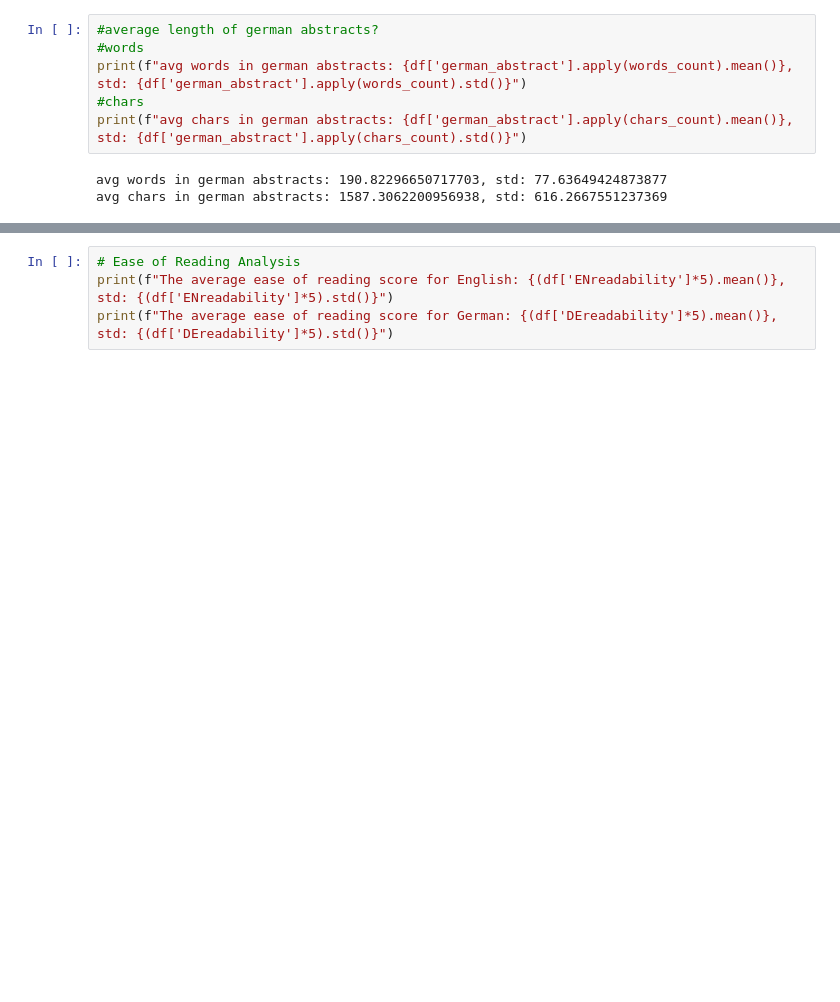
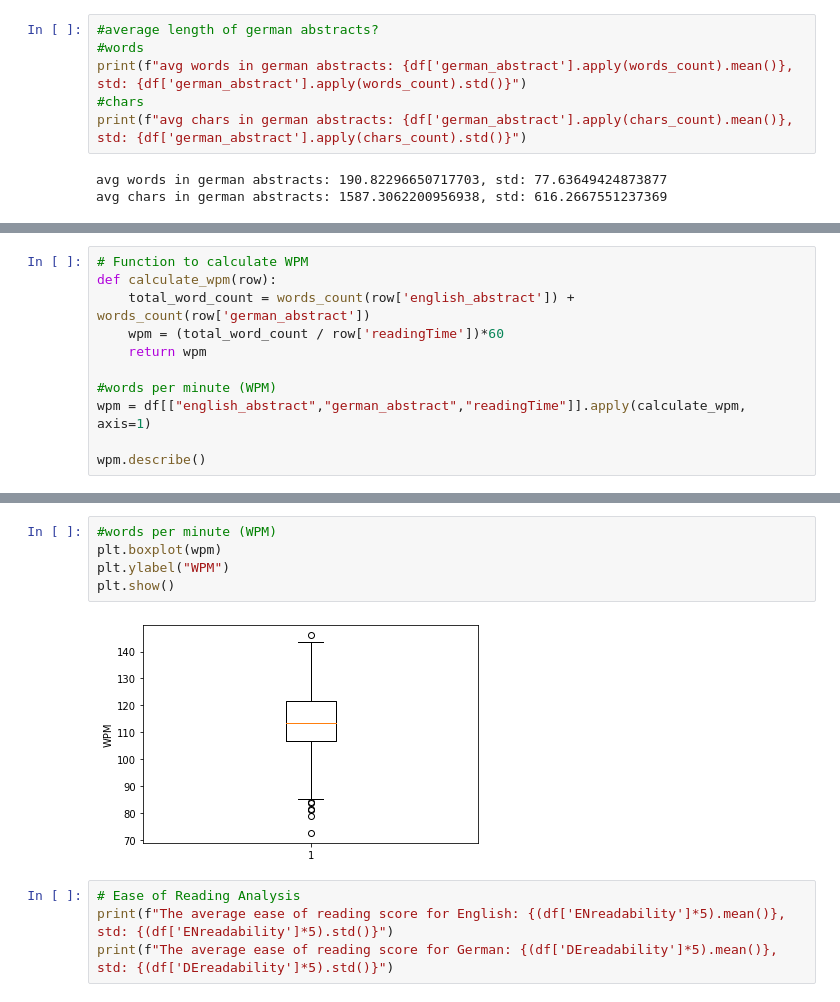
Before and after one commit to samehfrihat/TechnicalityLevelAnnotationTool, a Jupyter notebook: src/analysis.ipynb, the cells around one changed output, grey strips where cells are left out. Drawn from its saved outputs; the diff is of its cells as text; blank space fills up the shorter version.

```diff
--- a/src/analysis.ipynb
+++ b/src/analysis.ipynb
@@ -76,0 +112,11 @@ avg chars in german abstracts: 1587.3062200956938, std: 616.2667551237369
+# %%
+# Function to calculate WPM
+def calculate_wpm(row):
+    total_word_count = words_count(row['english_abstract']) + words_count(row['german_abstract'])
+    wpm = (total_word_count / row['readingTime'])*60
+    return wpm
+
+#words per minute (WPM)
+wpm = df[["english_abstract","german_abstract","readingTime"]].apply(calculate_wpm, axis=1)
+
+wpm.describe()
@@ -77,3 +133,10 @@ avg chars in german abstracts: 1587.3062200956938, std: 616.2667551237369
+# %%
+#words per minute (WPM)
+plt.boxplot(wpm)
+plt.ylabel("WPM")
+plt.show()
+# %% [output]
+[figure, added]
 # %%
 # Ease of Reading Analysis
 print(f"The average ease of reading score for English: {(df['ENreadability']*5).mean()}, std: {(df['ENreadability']*5).std()}")
```
Also changed, not shown: parts of 5 cells of this notebook.
